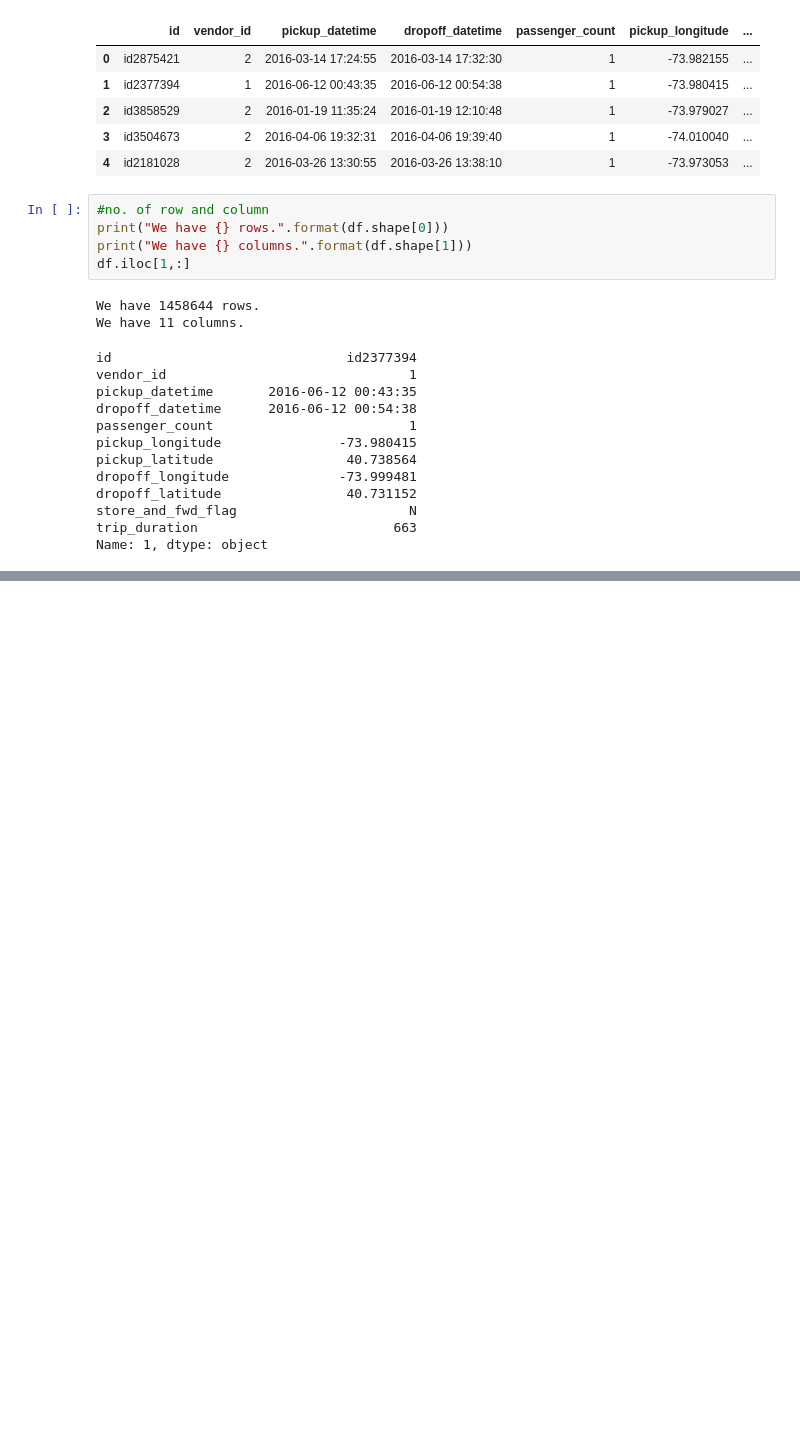
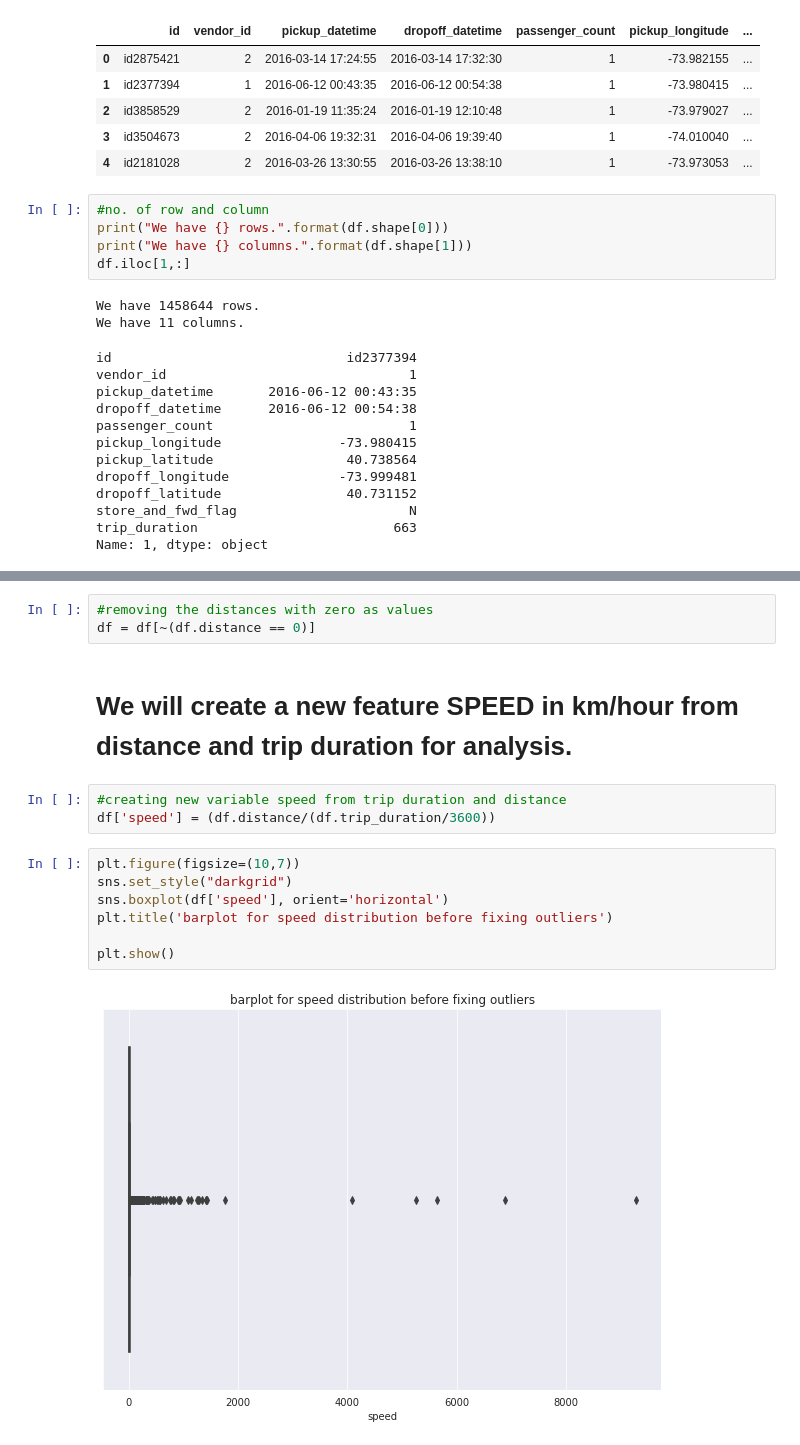
Before and after one commit to Minazuddin37/NYC-taxi-trip-time-prediction, a Jupyter notebook: Taxi_Trip_Time_Prediction_Capstone_Project.ipynb, the cells around one changed output, grey strips where cells are left out. Cells and saved outputs as stored; diff of their text form; blank space fills up the shorter version.

```diff
--- a/Taxi_Trip_Time_Prediction_Capstone_Project.ipynb
+++ b/Taxi_Trip_Time_Prediction_Capstone_Project.ipynb
@@ -111,0 +211,17 @@ df.describe()
+# %%
+#removing the distances with zero as values
+df = df[~(df.distance == 0)]
+# %% [markdown]
+# We will create a new feature SPEED in km/hour from distance and trip duration for analysis.
+# %%
+#creating new variable speed from trip duration and distance
+df['speed'] = (df.distance/(df.trip_duration/3600))
+# %%
+plt.figure(figsize=(10,7))
+sns.set_style("darkgrid")
+sns.boxplot(df['speed'], orient='horizontal')
+plt.title('barplot for speed distribution before fixing outliers')
+
+plt.show()
+# %% [output]
+[figure, added]
```
Also changed, not shown: parts of 121 cells of this notebook.
